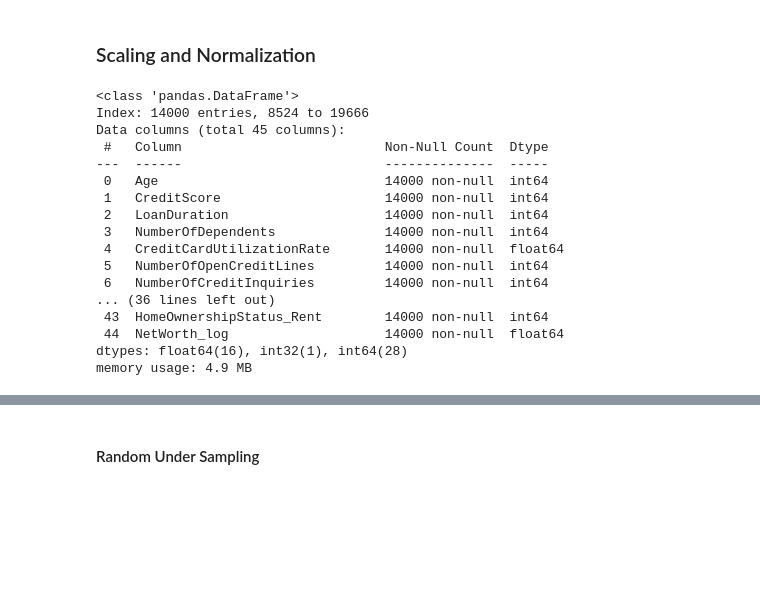
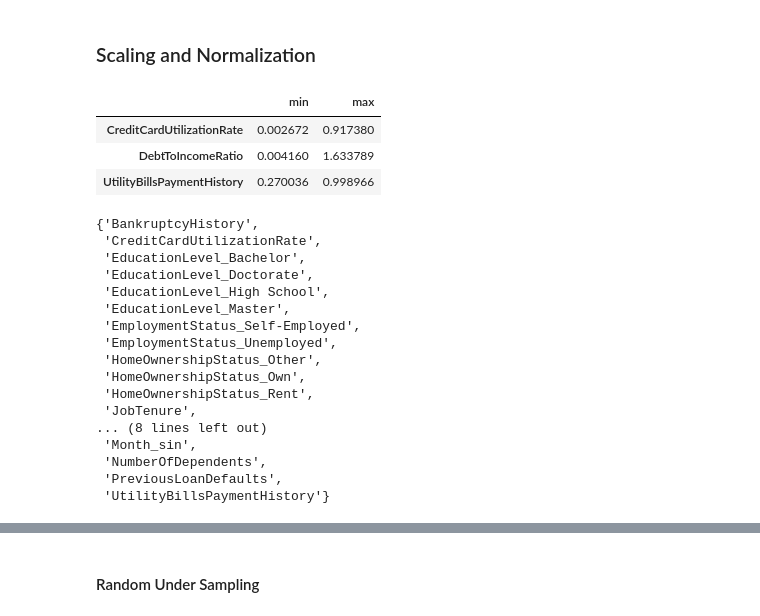
Before and after one commit to GauriR011/Financial-Risk-for-Loan-Approval, a Jupyter notebook: code copy.ipynb, the cells around one changed output, grey strips where cells are left out. Cells and saved outputs as stored; diff of their text form; code cells hidden in the pictures; blank space fills up the shorter version.

```diff
--- a/code copy.ipynb
+++ b/code copy.ipynb
@@ -846,20 +874,0 @@ print(len(y_train[y_train['LoanApproved'] == 1]))
-# %%
-X_train.info()
-# %% [output]
-<class 'pandas.DataFrame'>
-Index: 14000 entries, 8524 to 19666
-Data columns (total 45 columns):
- #   Column                          Non-Null Count  Dtype
----  ------                          --------------  -----
- 0   Age                             14000 non-null  int64
- 1   CreditScore                     14000 non-null  int64
- 2   LoanDuration                    14000 non-null  int64
- 3   NumberOfDependents              14000 non-null  int64
- 4   CreditCardUtilizationRate       14000 non-null  float64
- 5   NumberOfOpenCreditLines         14000 non-null  int64
- 6   NumberOfCreditInquiries         14000 non-null  int64
-... (36 lines left out)
- 43  HomeOwnershipStatus_Rent        14000 non-null  int64
- 44  NetWorth_log                    14000 non-null  float64
-dtypes: float64(16), int32(1), int64(28)
-memory usage: 4.9 MB
@@ -866 +879,10 @@ memory usage: 4.9 MB
+# %%
+X_train[['CreditCardUtilizationRate',
+    'DebtToIncomeRatio',
+    'UtilityBillsPaymentHistory']].describe().T[['min', 'max']]
+# %% [output]
+|  | min | max |
+| CreditCardUtilizationRate | 0.002672 | 0.917380 |
+| DebtToIncomeRatio | 0.004160 | 1.633789 |
+| UtilityBillsPaymentHistory | 0.270036 | 0.998966 |
 # %%
@@ -882,0 +924,20 @@ minmax_features = [
+# %%
+set(X_train.columns.tolist()) - set(standard_features)
+# %% [output]
+{'BankruptcyHistory',
+ 'CreditCardUtilizationRate',
+ 'EducationLevel_Bachelor',
+ 'EducationLevel_Doctorate',
+ 'EducationLevel_High School',
+ 'EducationLevel_Master',
+ 'EmploymentStatus_Self-Employed',
+ 'EmploymentStatus_Unemployed',
+ 'HomeOwnershipStatus_Other',
+ 'HomeOwnershipStatus_Own',
+ 'HomeOwnershipStatus_Rent',
+ 'JobTenure',
+... (8 lines left out)
+ 'Month_sin',
+ 'NumberOfDependents',
+ 'PreviousLoanDefaults',
+ 'UtilityBillsPaymentHistory'}
```
Also changed, not shown: parts of 27 cells of this notebook, 6 other files.
